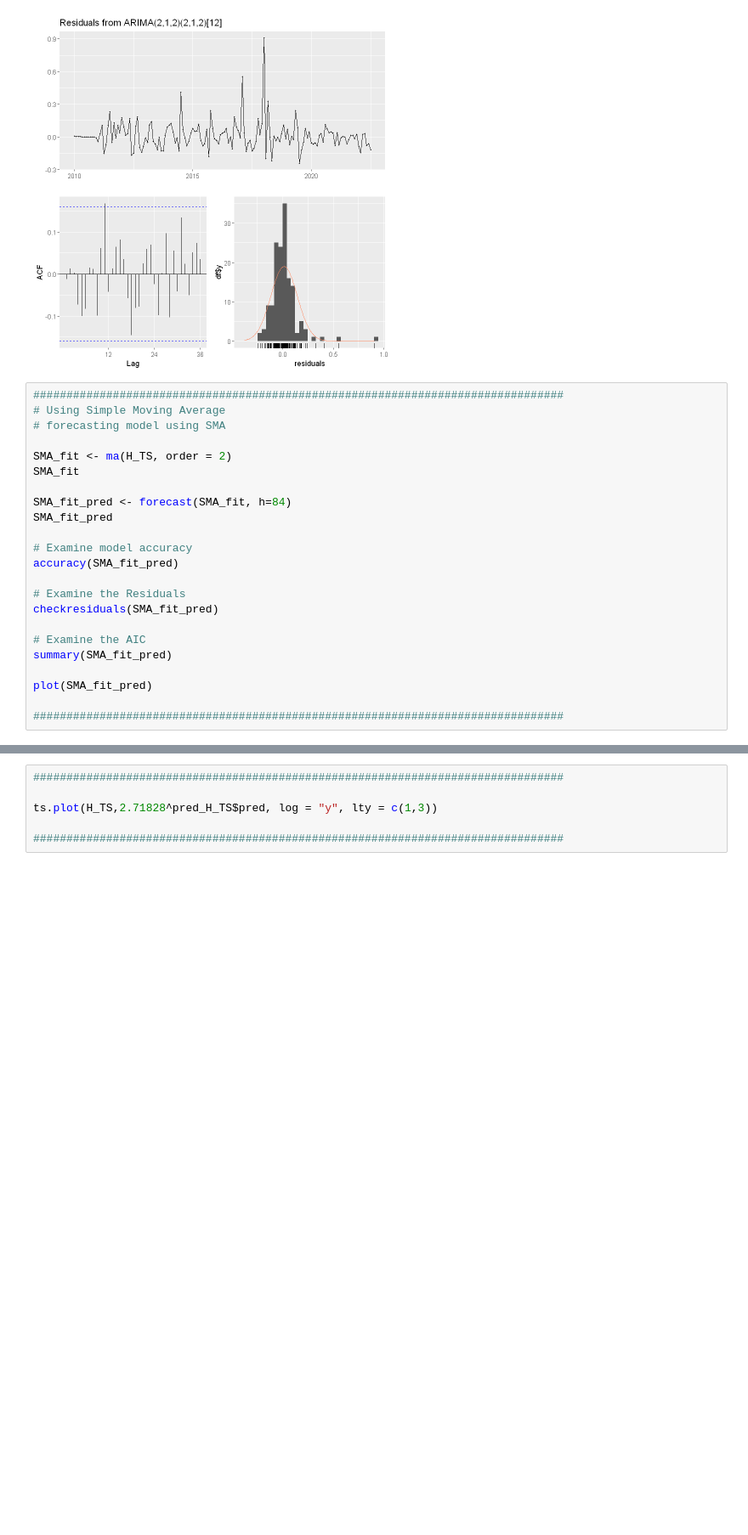
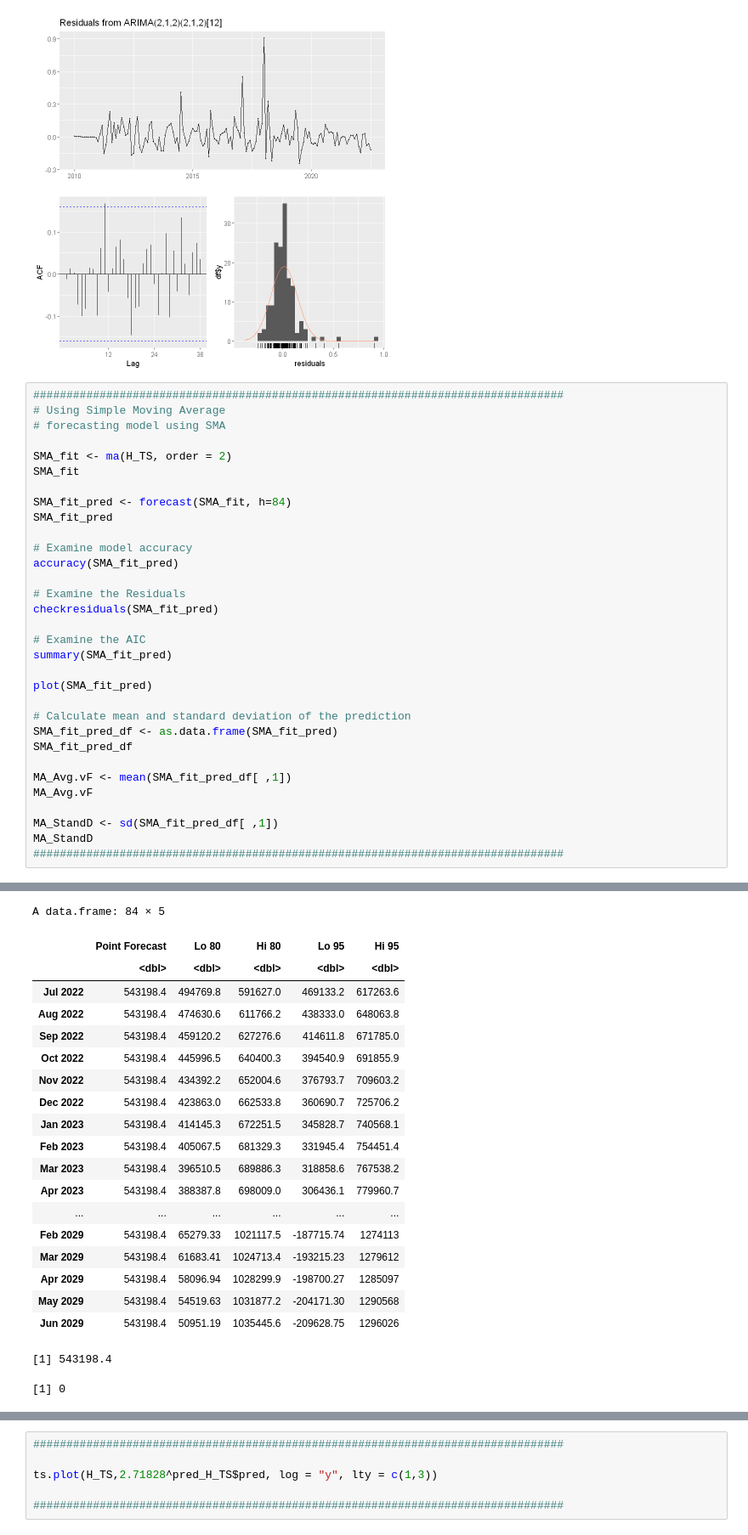
Before and after one commit to batesjay87/Jay-H-DAAN-888, a Jupyter notebook: Future Price Time Series W 7 8.ipynb, the cells around one changed output, grey strips where cells are left out. Shown at 85% size. Saved outputs shown, nothing was run; the diff lists cells and outputs as text; blank space fills up the shorter version.

```diff
--- a/Future Price Time Series W 7 8.ipynb
+++ b/Future Price Time Series W 7 8.ipynb
@@ -642,6 +642,15 @@ summary(SMA_fit_pred)
 
 plot(SMA_fit_pred)
 
+# Calculate mean and standard deviation of the prediction
+SMA_fit_pred_df <- as.data.frame(SMA_fit_pred)
+SMA_fit_pred_df
+
+MA_Avg.vF <- mean(SMA_fit_pred_df[ ,1])
+MA_Avg.vF
+
+MA_StandD <- sd(SMA_fit_pred_df[ ,1])
+MA_StandD
 ################################################################################
 # %% [output]
 A Time Series: 13 × 12
@@ -678,33 +687,54 @@ Mar 2029       543198.4  61683.41 1024713.4 -193215.2300 1279612.1
 Apr 2029       543198.4  58096.94 1028299.9 -198700.2660 1285097.1
 May 2029       543198.4  54519.63 1031877.2 -204171.2955 1290568.1
 Jun 2029       543198.4  50951.19 1035445.6 -209628.7500 1296025.6
 A matrix: 1 × 7 of type dbl
 |  | ME | RMSE | MAE | MPE | MAPE | MASE | ACF1 |
 | Training set | 2115.116 | 27318.89 | 17399.53 | 0.3677425 | 4.557975 | 0.3902026 | 0.3439496 |
         Ljung-Box test
 
 data:  Residuals from ETS(M,N,N)
 Q* = 96.111, df = 22, p-value = 3.061e-11
 
 Model df: 2.   Total lags used: 24
 Forecast method: ETS(M,N,N)
 
 Model Information:
 ETS(M,N,N)
 
 Call:
  ets(y = object, lambda = lambda, biasadj = biasadj, allow.multiplicative.trend = allow.multiplicative.trend)
 
   Smoothing parameters:
     alpha = 0.9999
 
   Initial states:
 ... (93 lines left out)
 Mar 2029       543198.4  61683.41 1024713.4 -193215.2300 1279612.1
 Apr 2029       543198.4  58096.94 1028299.9 -198700.2660 1285097.1
 May 2029       543198.4  54519.63 1031877.2 -204171.2955 1290568.1
 Jun 2029       543198.4  50951.19 1035445.6 -209628.7500 1296025.6
 [figure]
+A data.frame: 84 × 5
+|  | Point Forecast | Lo 80 | Hi 80 | Lo 95 | Hi 95 |
+|  | <dbl> | <dbl> | <dbl> | <dbl> | <dbl> |
+| Jul 2022 | 543198.4 | 494769.8 | 591627.0 | 469133.2 | 617263.6 |
+| Aug 2022 | 543198.4 | 474630.6 | 611766.2 | 438333.0 | 648063.8 |
+| Sep 2022 | 543198.4 | 459120.2 | 627276.6 | 414611.8 | 671785.0 |
+| Oct 2022 | 543198.4 | 445996.5 | 640400.3 | 394540.9 | 691855.9 |
+| Nov 2022 | 543198.4 | 434392.2 | 652004.6 | 376793.7 | 709603.2 |
+| Dec 2022 | 543198.4 | 423863.0 | 662533.8 | 360690.7 | 725706.2 |
+| Jan 2023 | 543198.4 | 414145.3 | 672251.5 | 345828.7 | 740568.1 |
+| Feb 2023 | 543198.4 | 405067.5 | 681329.3 | 331945.4 | 754451.4 |
+| Mar 2023 | 543198.4 | 396510.5 | 689886.3 | 318858.6 | 767538.2 |
+| Apr 2023 | 543198.4 | 388387.8 | 698009.0 | 306436.1 | 779960.7 |
+| ... | ... | ... | ... | ... | ... |
+| Feb 2029 | 543198.4 | 65279.33 | 1021117.5 | -187715.74 | 1274113 |
+| Mar 2029 | 543198.4 | 61683.41 | 1024713.4 | -193215.23 | 1279612 |
+| Apr 2029 | 543198.4 | 58096.94 | 1028299.9 | -198700.27 | 1285097 |
+| May 2029 | 543198.4 | 54519.63 | 1031877.2 | -204171.30 | 1290568 |
+| Jun 2029 | 543198.4 | 50951.19 | 1035445.6 | -209628.75 | 1296026 |
+[1] 543198.4
+[1] 0
 [figure]
 # %%
 #####################################################################
```
Also changed, not shown: parts of 4 cells of this notebook.
